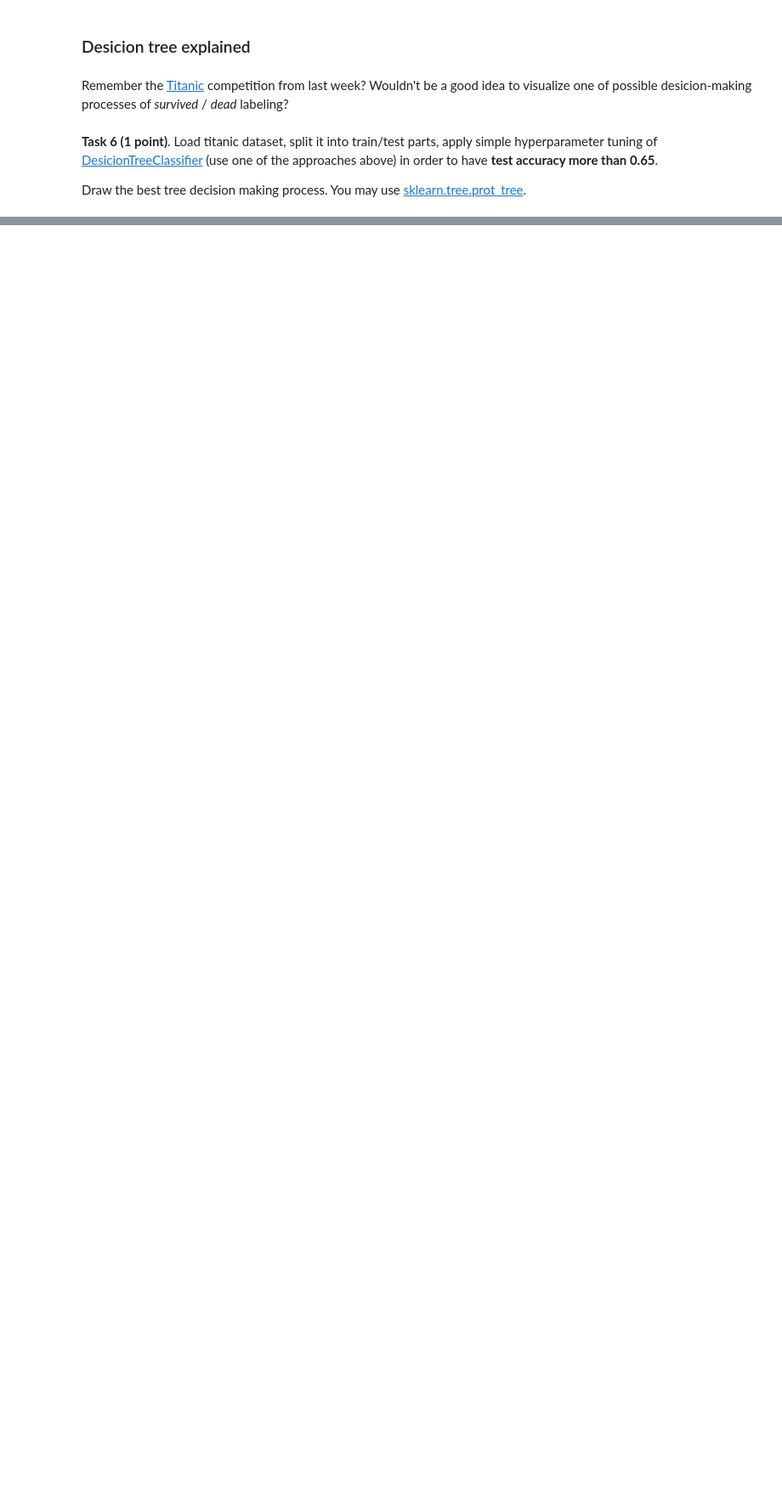
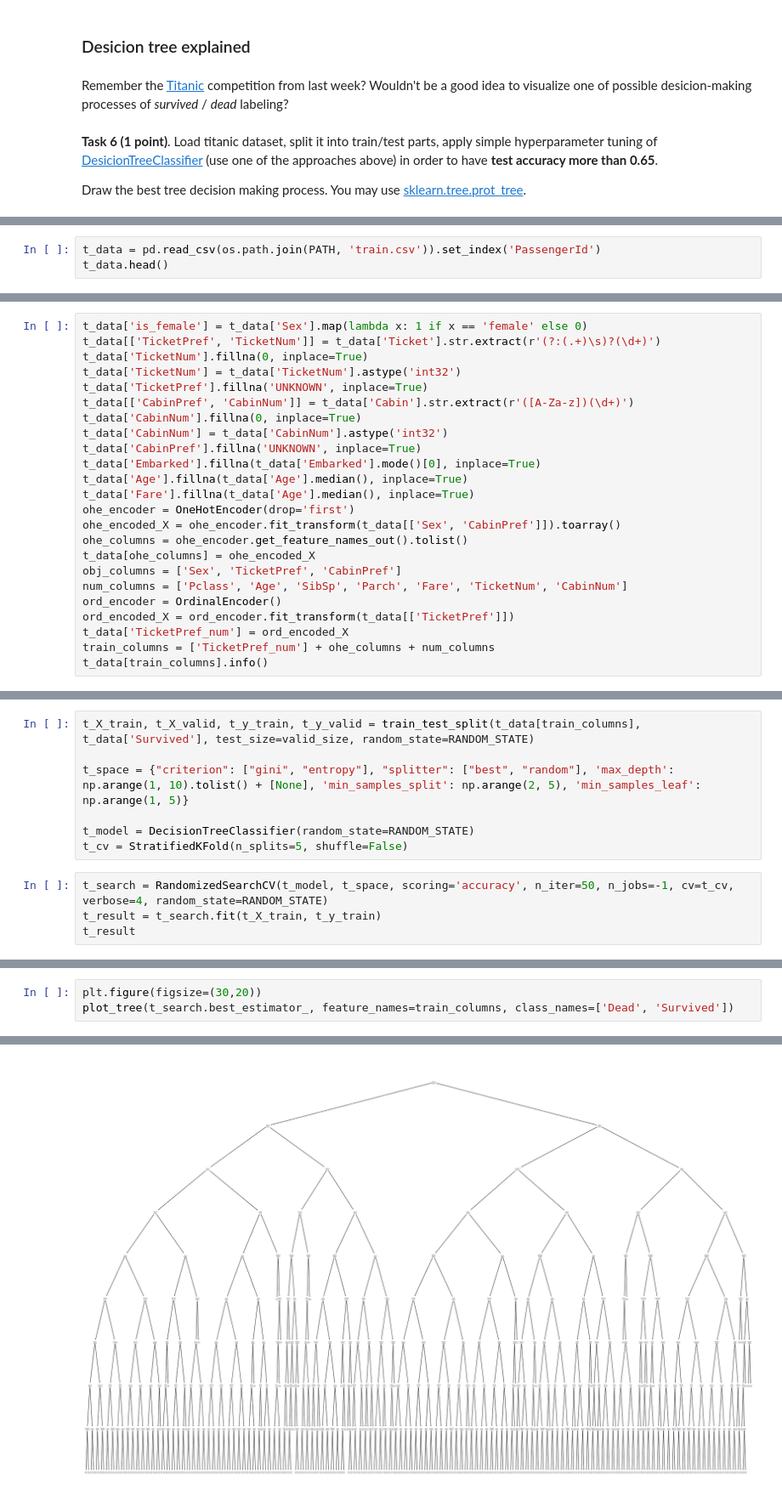
Before and after one commit to Feosen/ml-intro-2022-7, a Jupyter notebook: notebooks/rf_classifier.ipynb, the cells around one changed output, grey strips where cells are left out. Shown at 85% size. Saved outputs shown, nothing was run; the diff lists cells and outputs as text; blank space fills up the shorter version.

```diff
--- a/notebooks/rf_classifier.ipynb
+++ b/notebooks/rf_classifier.ipynb
@@ -620,0 +743,3 @@ from sklearn.tree import DecisionTreeClassifier
+# %%
+t_data = pd.read_csv(os.path.join(PATH, 'train.csv')).set_index('PassengerId')
+t_data.head()
@@ -620,0 +775,24 @@ from sklearn.tree import DecisionTreeClassifier
+# %%
+t_data['is_female'] = t_data['Sex'].map(lambda x: 1 if x == 'female' else 0)
+t_data[['TicketPref', 'TicketNum']] = t_data['Ticket'].str.extract(r'(?:(.+)\s)?(\d+)')
+t_data['TicketNum'].fillna(0, inplace=True)
+t_data['TicketNum'] = t_data['TicketNum'].astype('int32')
+t_data['TicketPref'].fillna('UNKNOWN', inplace=True)
+t_data[['CabinPref', 'CabinNum']] = t_data['Cabin'].str.extract(r'([A-Za-z])(\d+)')
+t_data['CabinNum'].fillna(0, inplace=True)
+t_data['CabinNum'] = t_data['CabinNum'].astype('int32')
+t_data['CabinPref'].fillna('UNKNOWN', inplace=True)
+t_data['Embarked'].fillna(t_data['Embarked'].mode()[0], inplace=True)
+t_data['Age'].fillna(t_data['Age'].median(), inplace=True)
+t_data['Fare'].fillna(t_data['Age'].median(), inplace=True)
+ohe_encoder = OneHotEncoder(drop='first')
+ohe_encoded_X = ohe_encoder.fit_transform(t_data[['Sex', 'CabinPref']]).toarray()
+ohe_columns = ohe_encoder.get_feature_names_out().tolist()
+t_data[ohe_columns] = ohe_encoded_X
+obj_columns = ['Sex', 'TicketPref', 'CabinPref']
+num_columns = ['Pclass', 'Age', 'SibSp', 'Parch', 'Fare', 'TicketNum', 'CabinNum']
+ord_encoder = OrdinalEncoder()
+ord_encoded_X = ord_encoder.fit_transform(t_data[['TicketPref']])
+t_data['TicketPref_num'] = ord_encoded_X
+train_columns = ['TicketPref_num'] + ohe_columns + num_columns
+t_data[train_columns].info()
@@ -620,0 +817,11 @@ from sklearn.tree import DecisionTreeClassifier
+# %%
+t_X_train, t_X_valid, t_y_train, t_y_valid = train_test_split(t_data[train_columns], t_data['Survived'], test_size=valid_size, random_state=RANDOM_STATE)
+
+t_space = {"criterion": ["gini", "entropy"], "splitter": ["best", "random"], 'max_depth': np.arange(1, 10).tolist() + [None], 'min_samples_split': np.arange(2, 5), 'min_samples_leaf': np.arange(1, 5)}
+
+t_model = DecisionTreeClassifier(random_state=RANDOM_STATE)
+t_cv = StratifiedKFold(n_splits=5, shuffle=False)
+# %%
+t_search = RandomizedSearchCV(t_model, t_space, scoring='accuracy', n_iter=50, n_jobs=-1, cv=t_cv, verbose=4, random_state=RANDOM_STATE)
+t_result = t_search.fit(t_X_train, t_y_train)
+t_result
@@ -620,0 +868,4 @@ from sklearn.tree import DecisionTreeClassifier
+# %%
+plt.figure(figsize=(30,20))
+plot_tree(t_search.best_estimator_, feature_names=train_columns, class_names=['Dead', 'Survived'])
+# %% [output]
@@ -621,2 +889,3 @@ from sklearn.tree import DecisionTreeClassifier
+[figure, added]
 # %% [markdown]
 Is it easy to interpret its results? Are you able to explain to a random person why would they survive / die on the titanic?
```
Also changed, not shown: parts of 34 cells of this notebook.
